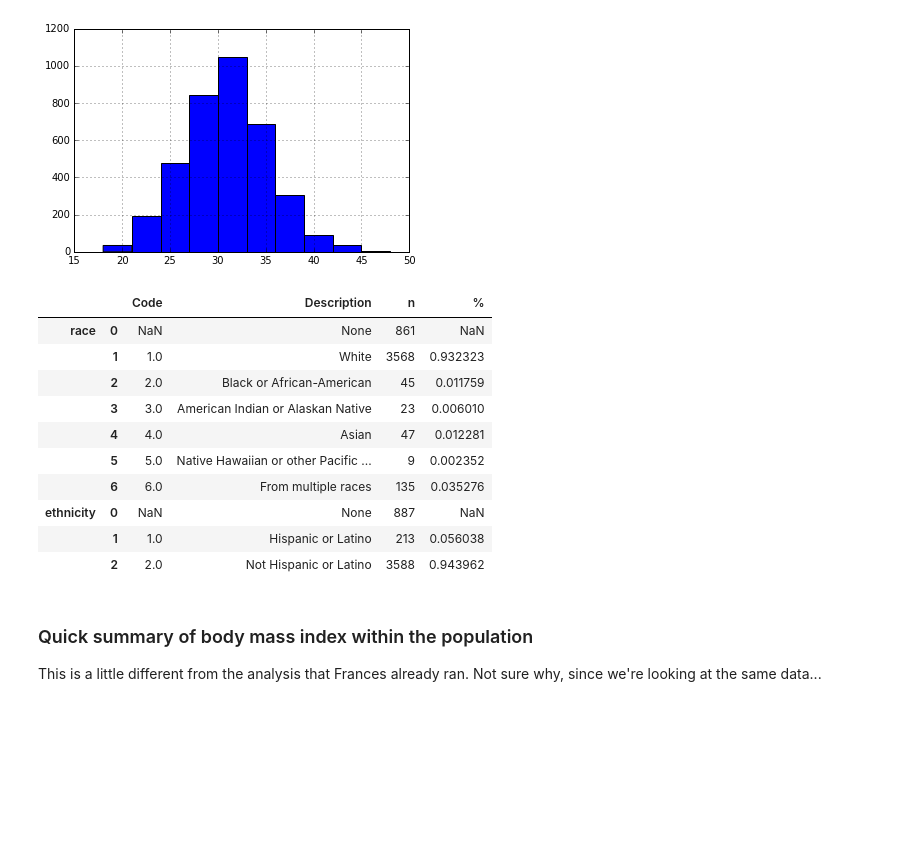
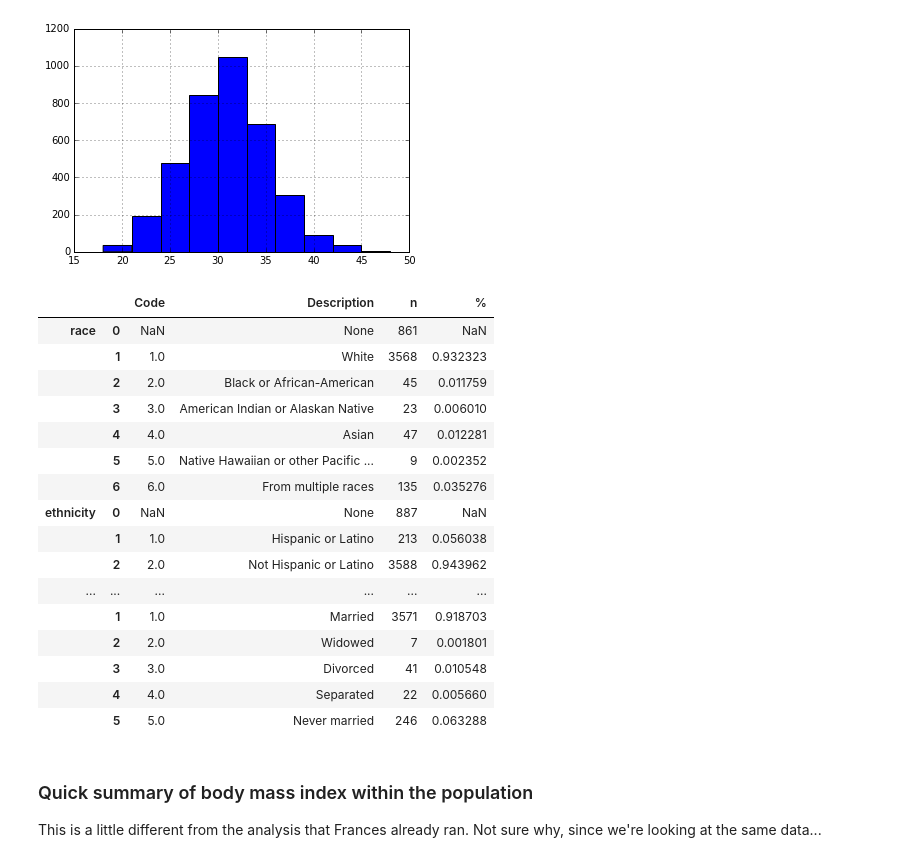
Before and after one commit to timcsimmons/barton-bfsurvey-2013, a Jupyter notebook: programs/2-analysis.ipynb, the cells around one changed output. Drawn from its saved outputs; the diff is of its cells as text; code cells hidden in the pictures; blank space fills up the shorter version.

Commit message:
Summarize income, education and marital status

```diff
--- a/programs/2-analysis.ipynb
+++ b/programs/2-analysis.ipynb
@@ -121,21 +121,27 @@ survey.age_mother.hist()
 <matplotlib.axes._subplots.AxesSubplot at 0x...>
 [figure]
 # %%
-categoricals = ['race', 'ethnicity']
+categoricals = ['race', 'ethnicity', 'education', 'income', 'marital_status']
 tables = [table(c) for c in categoricals]
 pd.concat(tables, keys=categoricals)
 # %% [output]
 |  |  | Code | Description | n | % |
 | race | 0 | NaN | None | 861 | NaN |
 |  | 1 | 1.0 | White | 3568 | 0.932323 |
 |  | 2 | 2.0 | Black or African-American | 45 | 0.011759 |
 |  | 3 | 3.0 | American Indian or Alaskan Native | 23 | 0.006010 |
 |  | 4 | 4.0 | Asian | 47 | 0.012281 |
 |  | 5 | 5.0 | Native Hawaiian or other Pacific ... | 9 | 0.002352 |
 |  | 6 | 6.0 | From multiple races | 135 | 0.035276 |
 | ethnicity | 0 | NaN | None | 887 | NaN |
 |  | 1 | 1.0 | Hispanic or Latino | 213 | 0.056038 |
 |  | 2 | 2.0 | Not Hispanic or Latino | 3588 | 0.943962 |
+| ... | ... | ... | ... | ... | ... |
+|  | 1 | 1.0 | Married | 3571 | 0.918703 |
+|  | 2 | 2.0 | Widowed | 7 | 0.001801 |
+|  | 3 | 3.0 | Divorced | 41 | 0.010548 |
+|  | 4 | 4.0 | Separated | 22 | 0.005660 |
+|  | 5 | 5.0 | Never married | 246 | 0.063288 |
 # %% [markdown]
 ### Quick summary of body mass index within the population
 
```
Also changed, not shown: 1 other file.
